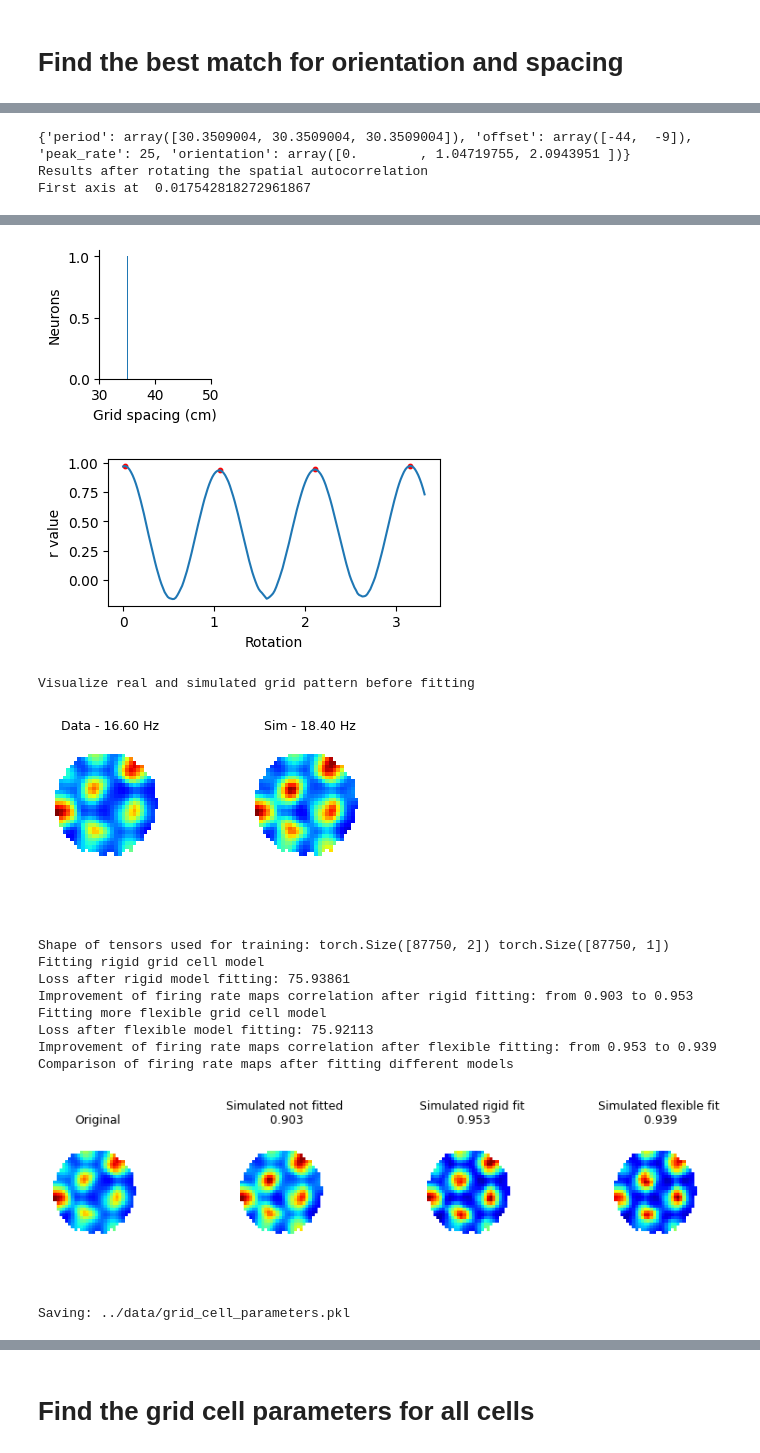
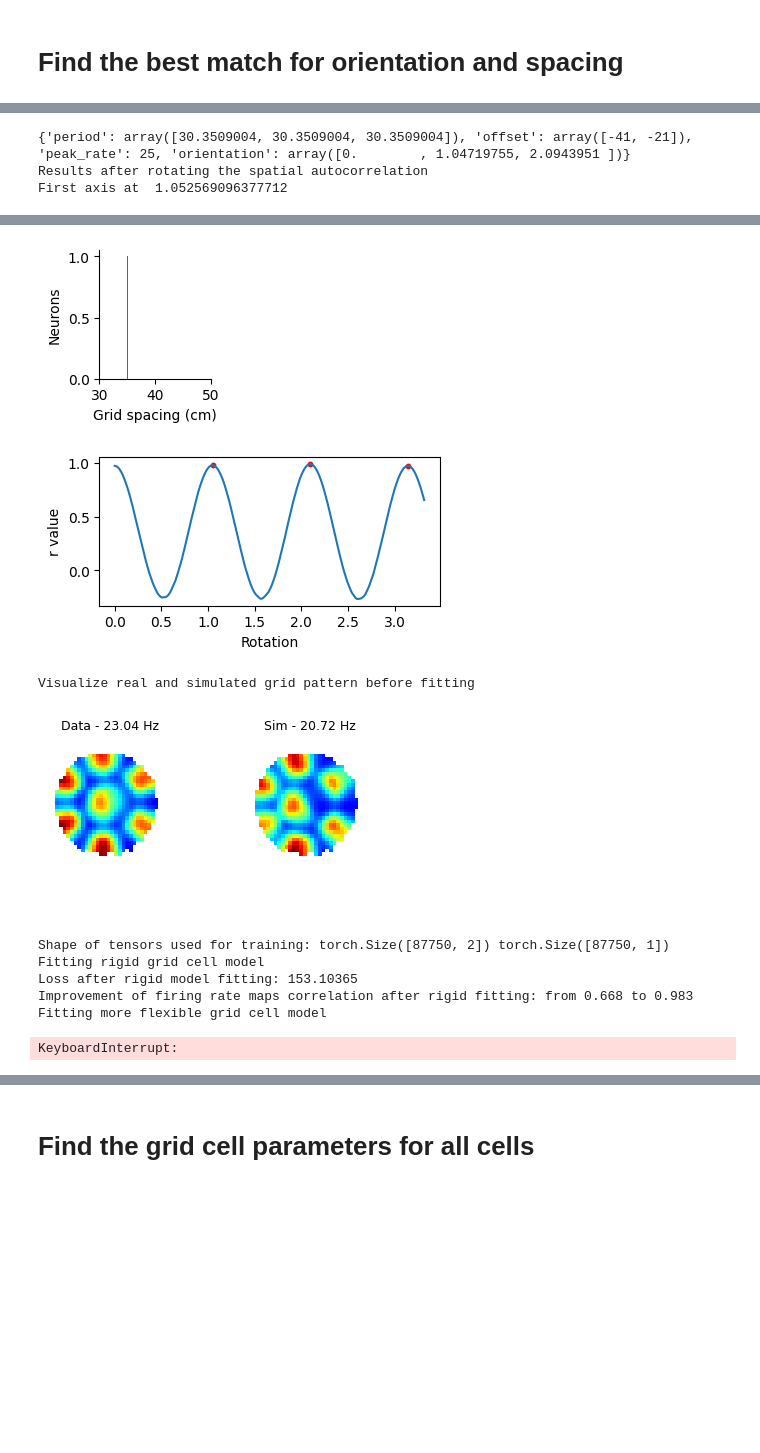
Before and after one commit to PJJ19/autopi_grid_cell_decoding, a Jupyter notebook: notebooks/2_Estimating grid orientation and spacing.ipynb, the cells around one changed output, grey strips where cells are left out. Drawn from its saved outputs; the diff is of its cells as text; code cells hidden in the pictures; blank space fills up the shorter version.

Commit message:
update notebook 2

```diff
--- a/notebooks/2_Estimating grid orientation and spacing.ipynb
+++ b/notebooks/2_Estimating grid orientation and spacing.ipynb
@@ -39,7 +42,7 @@ from functions import *
 To test the estimation of grid orientation and grid spacing, we can first simulate a group of grid cells as shown in the first notebook "1_Simulating grid cell spike trains.ipynb"
 # %%
 ap = Animal_pose()
-ap.load_pose_from_file(file_name=lastRF)
+ap.load_pose_from_file(file_name=firstRF)
 
 
 fig, ax = plt.subplots(figsize=(8,8))
@@ -51,6 +54,6 @@ ax.set_aspect('equal')
 # %%
 grid_param = {}
-grid_param["n_cells"] = 20
+grid_param["n_cells"] = 4
 grid_param["orientation"] = np.array([0,np.pi/3,np.pi/3*2])
 grid_spacing = 35
 grid_param["period"] = np.array([grid_spacing*np.cos(np.pi/6),grid_spacing*np.cos(np.pi/6),grid_spacing*np.cos(np.pi/6)])
@@ -171,0 +177,25 @@ for n in neuron_list:
+# %%
+rowSize,colSize= 3,3
+ncols=3
+nrows=1
+fig = plt.figure(figsize=(ncols*colSize, nrows*rowSize), constrained_layout=True)
+mainSpec = fig.add_gridspec(ncols=ncols, nrows=1)
+plt.rcParams['figure.dpi'] = 300
+
+ax = fig.add_subplot(mainSpec[0,0])
+plot_spatial_autocorrelation(ax,sgc)
+
+ax = fig.add_subplot(mainSpec[0,1])
+plot_spatial_autocorrelation(ax,sgc)
+x_values, y_values = zip(*sgc.spatial_properties.points_inside_dougnut)
+ax.scatter(y_values,x_values,s=20,color="white")
+
+
+ax = fig.add_subplot(mainSpec[0,2])
+plot_spatial_autocorrelation(ax,sgc)
+x_R, y_R = zip(*rotatedHexagon)
+ax.scatter(y_values,x_values,s=20,color="white")
+ax.plot(y_R,x_R,color="black")
+ax.scatter(y_R,x_R,s=20,color="black")
+
+fig.savefig('../img/notebook2_example_grid_spacing_orientation.png')
@@ -172,3 +223,3 @@ for n in neuron_list:
 # %%
-find_grid_cell_parameters(neuron_list[:1])
+find_grid_cell_parameters(neuron_list[:1],save=False)
 # %% [output]
@@ -175,4 +233,4 @@ find_grid_cell_parameters(neuron_list[:1])
 Firing rate maps used to find grid cell parameters
-{'period': array([30.3509004, 30.3509004, 30.3509004]), 'offset': array([-44,  -9]), 'peak_rate': 25, 'orientation': array([0.        , 1.04719755, 2.0943951 ])}
+{'period': array([30.3509004, 30.3509004, 30.3509004]), 'offset': array([-41, -21]), 'peak_rate': 25, 'orientation': array([0.        , 1.04719755, 2.0943951 ])}
 Results after rotating the spatial autocorrelation
-First axis at  0.017542818272961867
+First axis at  1.052569096377712
@@ -180,14 +238,10 @@ First axis at  0.017542818272961867
 [figure]
-[figure, old version]
+[figure, new version]
 Visualize real and simulated grid pattern before fitting
-[figure, old version]
+[figure, new version]
 Shape of tensors used for training: torch.Size([87750, 2]) torch.Size([87750, 1])
 Fitting rigid grid cell model
-Loss after rigid model fitting: 75.93861
-Improvement of firing rate maps correlation after rigid fitting: from 0.903 to 0.953
+Loss after rigid model fitting: 153.10365
+Improvement of firing rate maps correlation after rigid fitting: from 0.668 to 0.983
 Fitting more flexible grid cell model
-Loss after flexible model fitting: 75.92113
-Improvement of firing rate maps correlation after flexible fitting: from 0.953 to 0.939
-Comparison of firing rate maps after fitting different models
-[figure, removed]
-Saving: ../data/grid_cell_parameters.pkl
+KeyboardInterrupt:
```
Also changed, not shown: parts of 15 cells of this notebook, 4 other files.
